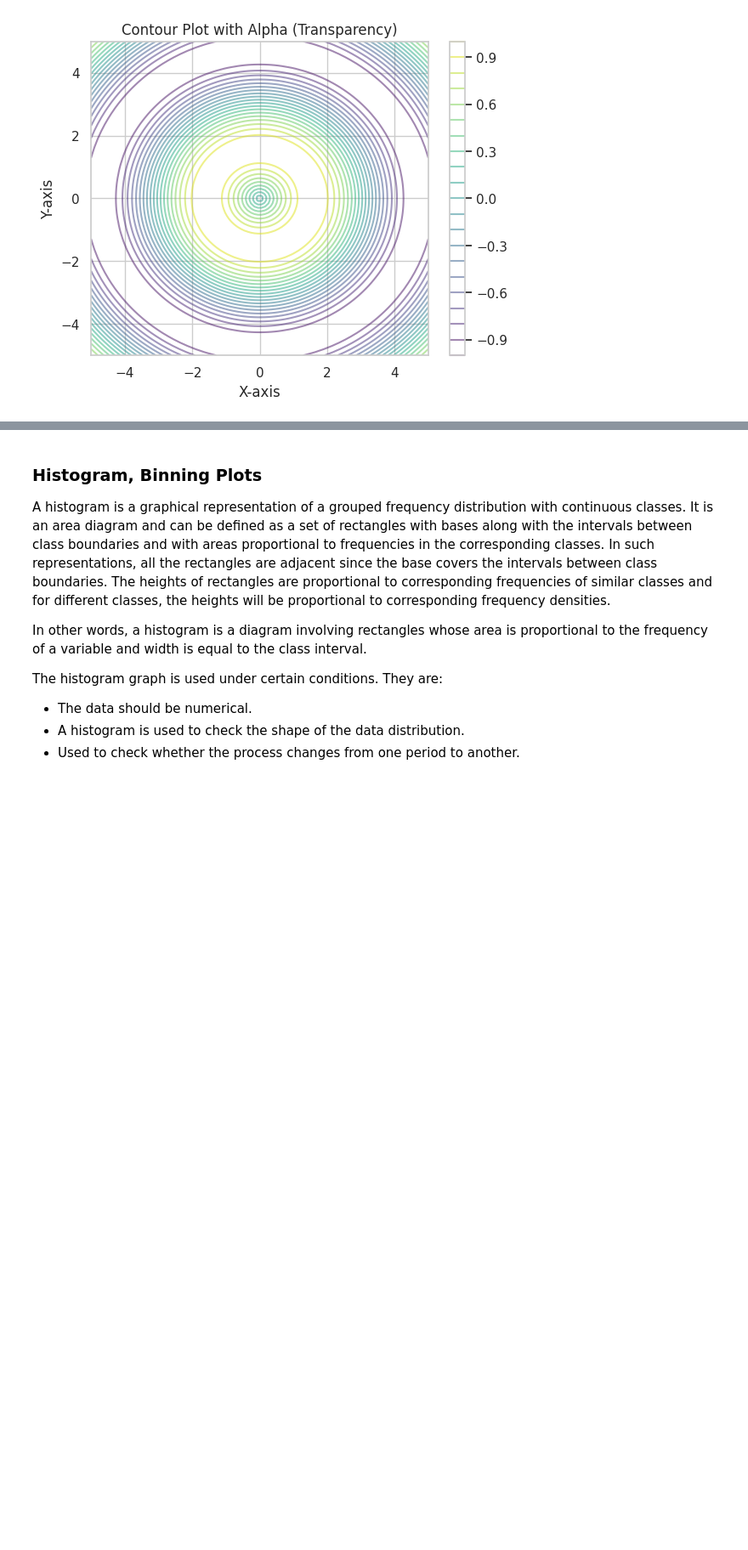
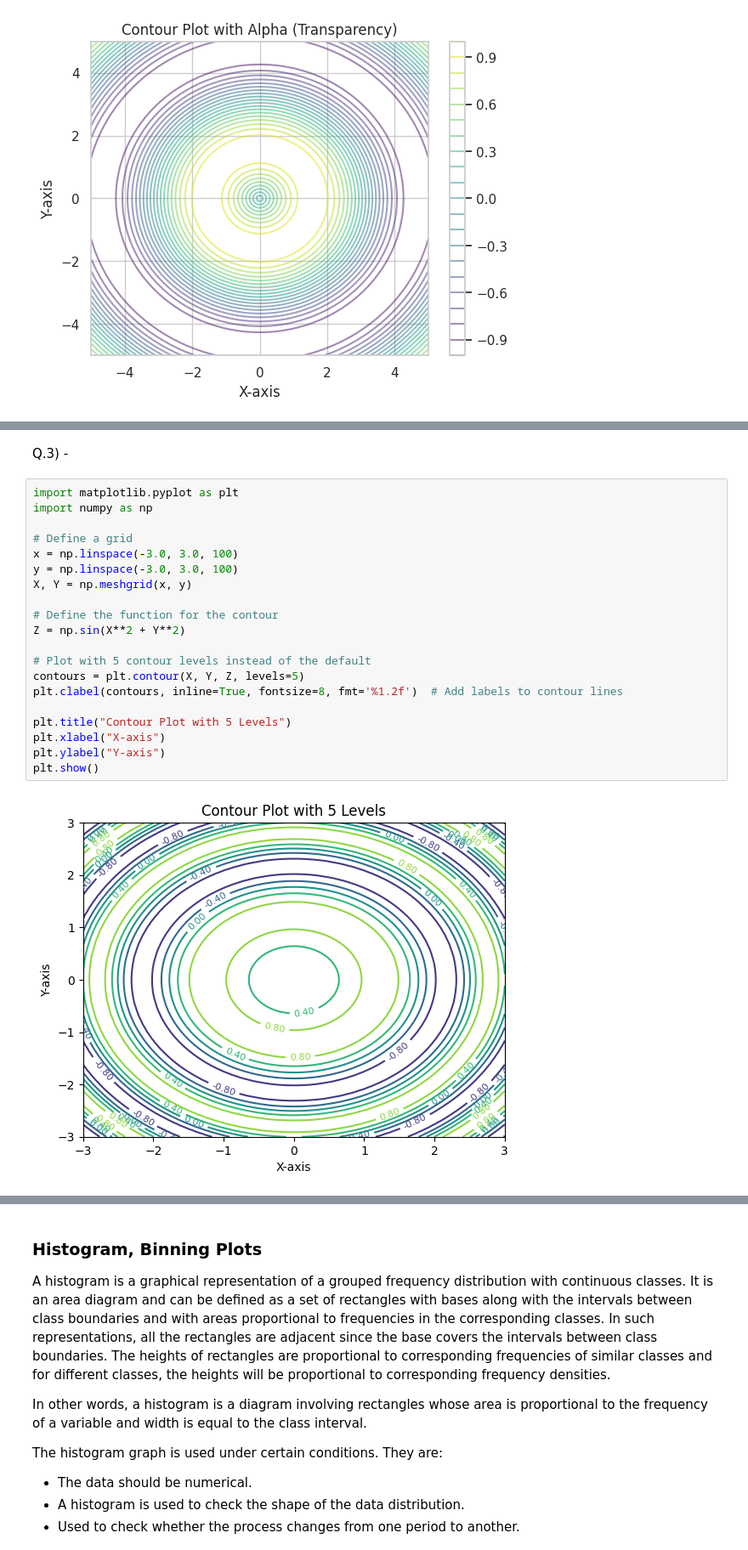
Before and after one commit to anish1050/Pandas-Google-Collab, a Jupyter notebook: Experiment_04_Ploting2.ipynb, the cells around one changed output, grey strips where cells are left out. Shown at 85% size. Saved outputs shown, nothing was run; the diff lists cells and outputs as text; blank space fills up the shorter version.

```diff
--- a/Experiment_04_Ploting2.ipynb
+++ b/Experiment_04_Ploting2.ipynb
@@ -262,0 +285,24 @@ plt.show()
+# %% [markdown]
+Q.3) -
+# %%
+import matplotlib.pyplot as plt
+import numpy as np
+
+# Define a grid
+x = np.linspace(-3.0, 3.0, 100)
+y = np.linspace(-3.0, 3.0, 100)
+X, Y = np.meshgrid(x, y)
+
+# Define the function for the contour
+Z = np.sin(X**2 + Y**2)
+
+# Plot with 5 contour levels instead of the default
+contours = plt.contour(X, Y, Z, levels=5)
+plt.clabel(contours, inline=True, fontsize=8, fmt='%1.2f')  # Add labels to contour lines
+
+plt.title("Contour Plot with 5 Levels")
+plt.xlabel("X-axis")
+plt.ylabel("Y-axis")
+plt.show()
+# %% [output]
+[figure, added]
```
Also changed, not shown: parts of 21 cells of this notebook.
